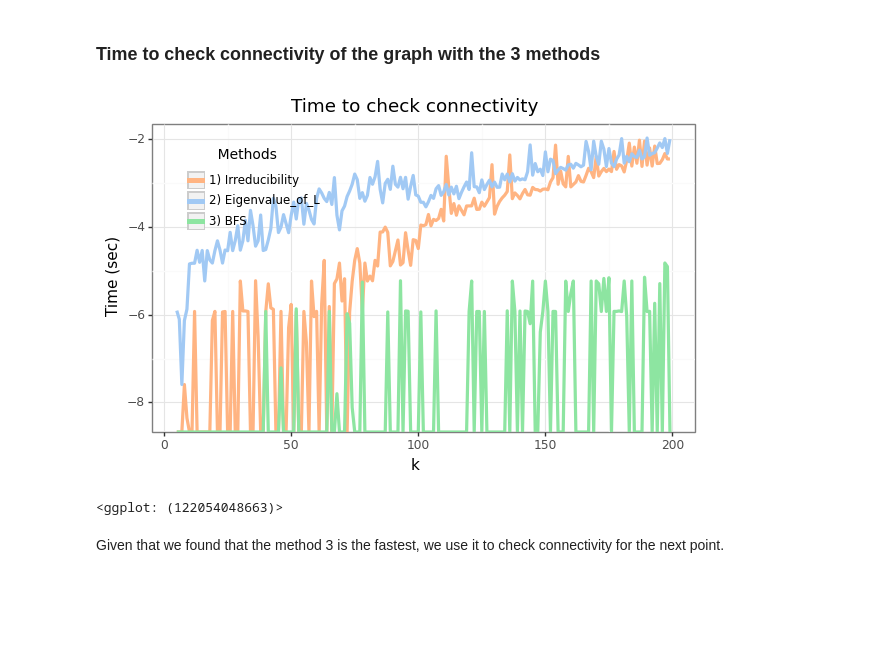
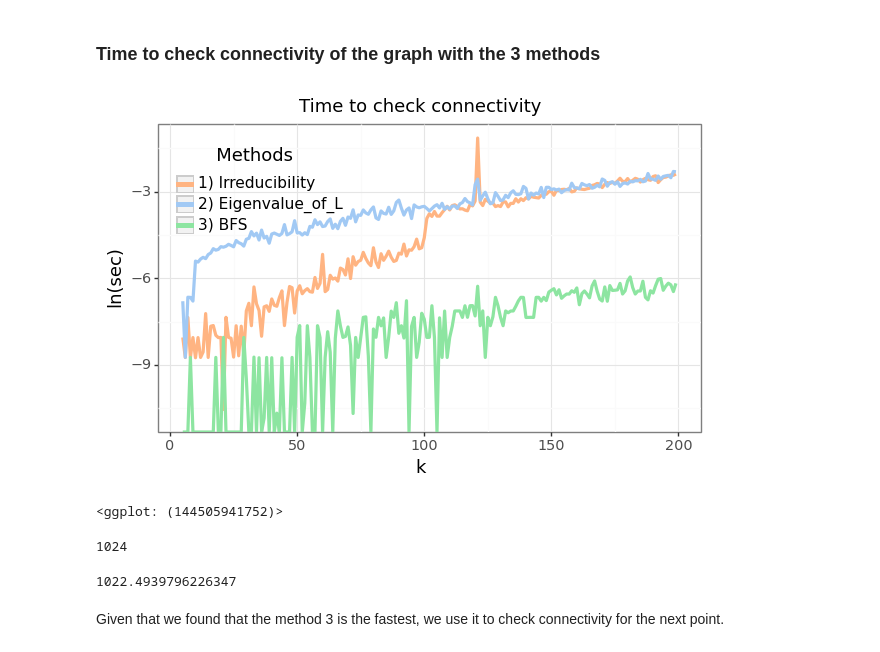
Before and after one commit to Matteo-Candi/Data_Center, a Jupyter notebook: main.ipynb, the cells around one changed output. Drawn from its saved outputs; the diff is of its cells as text; code cells hidden in the pictures; blank space fills up the shorter version.

```diff
--- a/main.ipynb
+++ b/main.ipynb
@@ -122,24 +82,34 @@ def check_time(seq_k, graph_type, p=None, r=None, M=20):
 # %%
 # Get data for the plot.
 seq_k = np.arange(5, 200)
-time_data = check_time(seq_k, 'ER', p=0.6, r=None, M=3)
+time_data = check_time(seq_k, 'ER', p=0.6, r=None, M=50)
 # %%
 line_size = 1.3
+text_size = 13
 
 # Plot.
 ( ggplot(time_data) +
   aes(x='k') +
   geom_line(aes(y='np.log(Irreducibility)', color = f'"{colors[0]}"'), size = line_size) +
   geom_line(aes(y='np.log(Eigenvalue_of_L)', color = f'"{colors[1]}"'), size = line_size) +
   geom_line(aes(y='np.log(BFS)', color = f'"{colors[2]}"'), size = line_size) +
-  labs(x='k', y='Time (sec)', title = 'Time to check connectivity') +
+  labs(x='k', y='ln(sec)', title = 'Time to check connectivity') +
   theme_bw() +
+  theme(text=element_text(size=text_size), axis_text_x=element_text(size=text_size*.8), axis_text_y=element_text(size=text_size*.8)) +
   scale_color_manual(values=colors, guide='legend', name = '       Methods \n ', labels=['1) Irreducibility','2) Eigenvalue_of_L','3) BFS'])+
-  theme(legend_key_size=13, legend_position=(.27,.73), legend_direction='vertical', figure_size=(7, 4), legend_title=element_text(size=10),
-        legend_text=element_text(size=8.5), legend_background = element_rect( fill='None')))
+  theme(legend_key_size=13, legend_position=(.27,.73), legend_direction='vertical', figure_size=(7, 4), legend_title=element_text(size=text_size),
+        legend_text=element_text(size= text_size * 0.85), legend_background = element_rect( fill='None')))
 # %% [output]
-[figure, old version]
+[figure, new version]
-<ggplot: (122054048663)>
+<ggplot: (144505941752)>
+# %%
+32**2
+# %% [output]
+1024
+# %%
+np.e**6.93
+# %% [output]
+1022.4939796226347
 # %% [markdown]
 Given that we found that the method 3 is the fastest, we use it to check connectivity for the next point.
 # %% [markdown]
```
Also changed, not shown: parts of 7 cells of this notebook.
